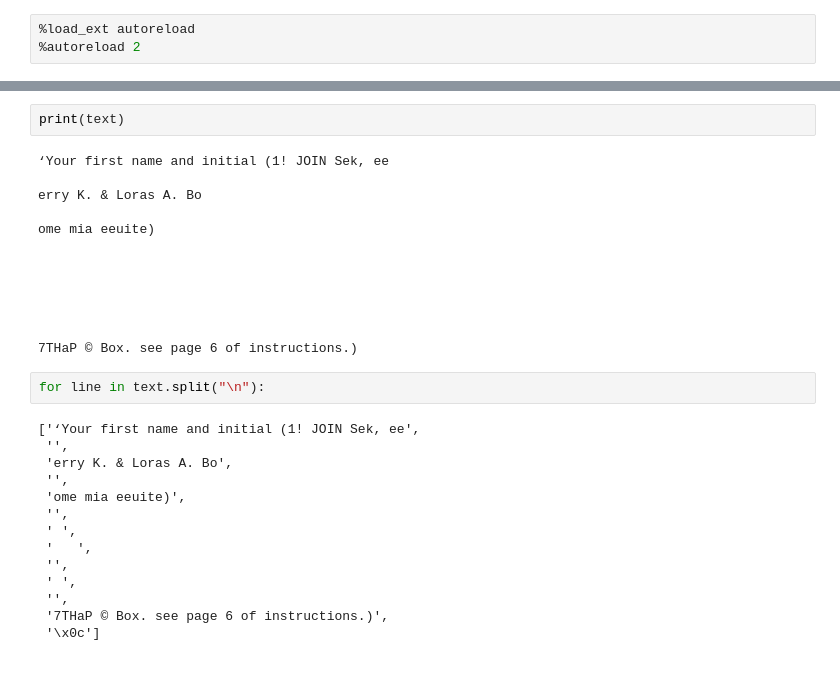
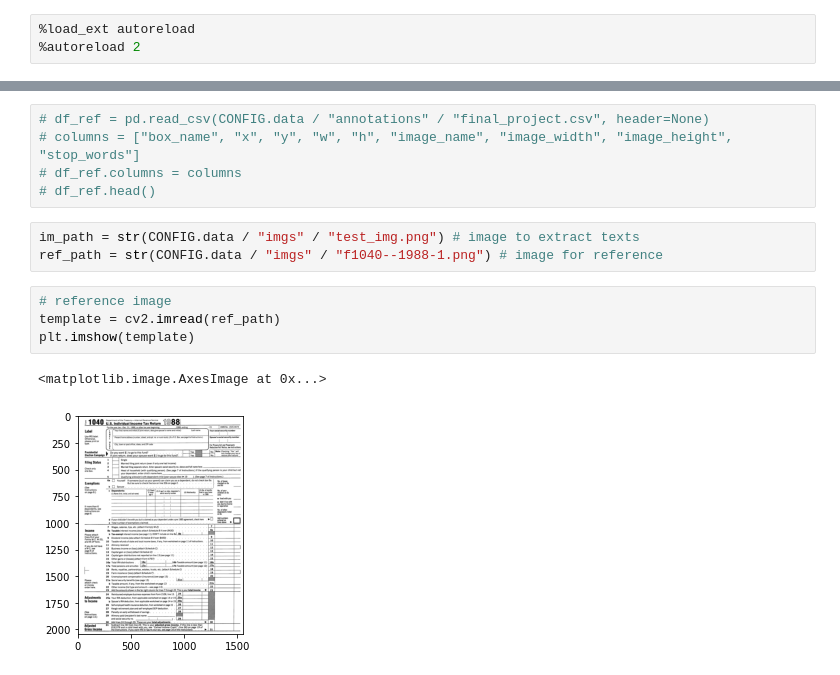
Before and after one commit to txnguyen292/OCR_automatic_data_entry, a Jupyter notebook: notebook/ocr.ipynb, the cells around one changed output, grey strips where cells are left out. Cells and saved outputs as stored; diff of their text form.

```diff
--- a/notebook/ocr.ipynb
+++ b/notebook/ocr.ipynb
@@ -150,31 +39,15 @@ plt.imshow(roi)
-# %%
-print(text)
-# %% [output]
-‘Your first name and initial (1! JOIN Sek, ee
-
-erry K. & Loras A. Bo
-
-ome mia eeuite)
-
-
-
-
-
-
-7THaP © Box. see page 6 of instructions.)
-# %%
-for line in text.split("\n"):
-# %% [output]
-['‘Your first name and initial (1! JOIN Sek, ee',
- '',
- 'erry K. & Loras A. Bo',
- '',
- 'ome mia eeuite)',
- '',
- ' ',
- '   ',
- '',
- ' ',
- '',
- '7THaP © Box. see page 6 of instructions.)',
- '\x0c']
+# %%
+# df_ref = pd.read_csv(CONFIG.data / "annotations" / "final_project.csv", header=None)
+# columns = ["box_name", "x", "y", "w", "h", "image_name", "image_width", "image_height", "stop_words"]
+# df_ref.columns = columns
+# df_ref.head()
+# %%
+im_path = str(CONFIG.data / "imgs" / "test_img.png") # image to extract texts
+ref_path = str(CONFIG.data / "imgs" / "f1040--1988-1.png") # image for reference
+# %%
+# reference image
+template = cv2.imread(ref_path)
+plt.imshow(template)
+# %% [output]
+<matplotlib.image.AxesImage at 0x...>
+[figure, added]
```
Also changed, not shown: parts of 30 cells of this notebook, 5 other files.
